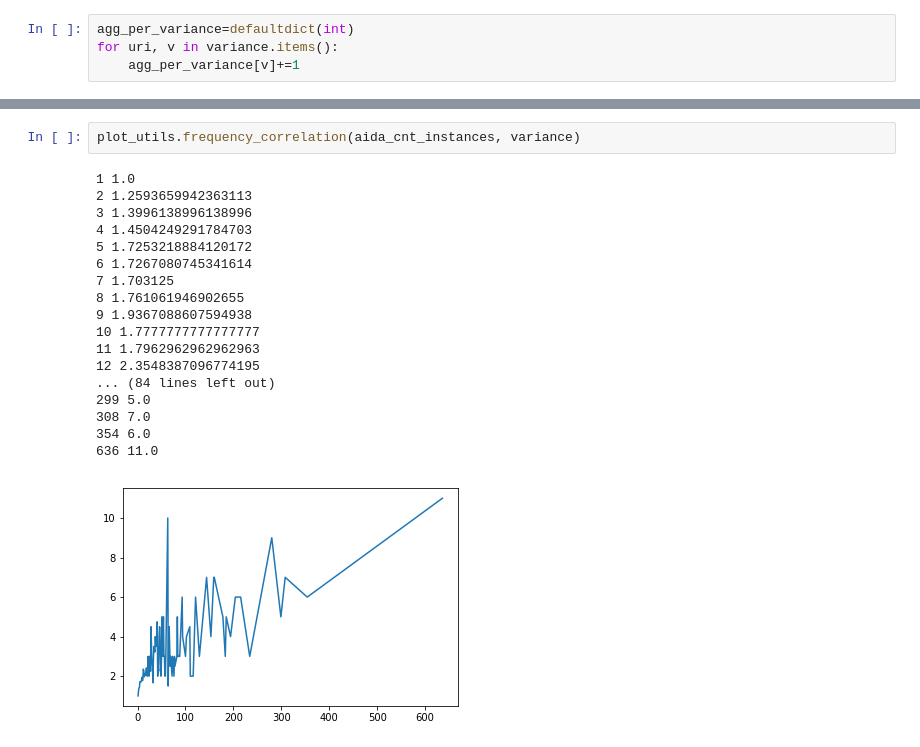
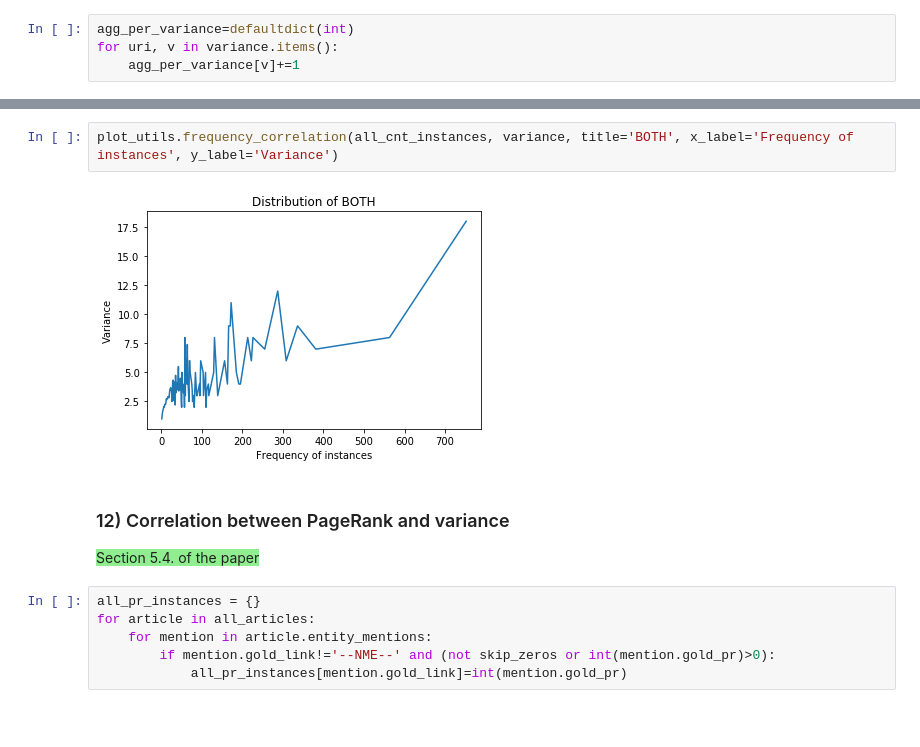
Before and after one commit to cltl/HumanLikeEL, a Jupyter notebook: Data Analysis.ipynb, the cells around one changed output, grey strips where cells are left out. Cells and saved outputs as stored; diff of their text form; blank space fills up the shorter version.

```diff
--- a/Data Analysis.ipynb
+++ b/Data Analysis.ipynb
@@ -215,23 +242,16 @@ plot_utils.frequency_correlation(aida_cnt_forms, ambiguity)
 
 <span style="background-color:lightgreen">Section 5.4. of the paper</span>
-# %%
-plot_utils.frequency_correlation(aida_cnt_instances, variance)
-# %% [output]
-1 1.0
-2 1.2593659942363113
-3 1.3996138996138996
-4 1.4504249291784703
-5 1.7253218884120172
-6 1.7267080745341614
-7 1.703125
-8 1.761061946902655
-9 1.9367088607594938
-10 1.7777777777777777
-11 1.7962962962962963
-12 2.3548387096774195
-... (84 lines left out)
-299 5.0
-308 7.0
-354 6.0
-636 11.0
-[figure, removed]
+# %%
+plot_utils.frequency_correlation(all_cnt_instances, variance, title='BOTH', x_label='Frequency of instances', y_label='Variance')
+# %% [output]
+[figure, added]
+# %% [markdown]
+### 12) Correlation between PageRank and variance
+
+<span style="background-color:lightgreen">Section 5.4. of the paper</span>
+# %%
+all_pr_instances = {}
+for article in all_articles:
+    for mention in article.entity_mentions:
+        if mention.gold_link!='--NME--' and (not skip_zeros or int(mention.gold_pr)>0):
+            all_pr_instances[mention.gold_link]=int(mention.gold_pr)
```
Also changed, not shown: parts of 38 cells of this notebook, 4 other files.
